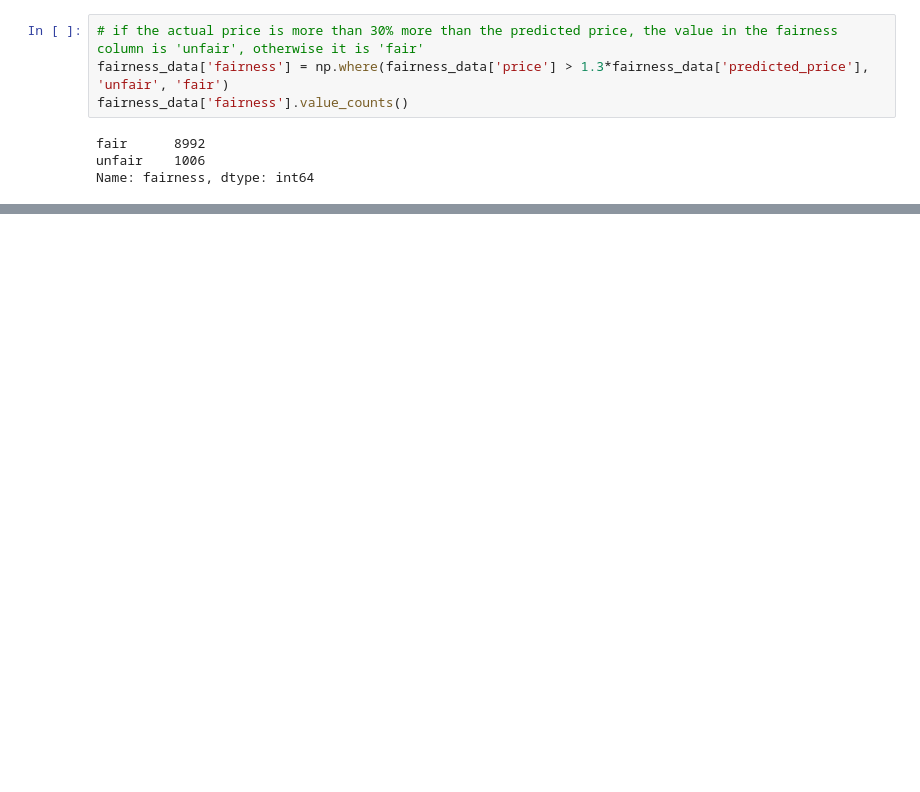
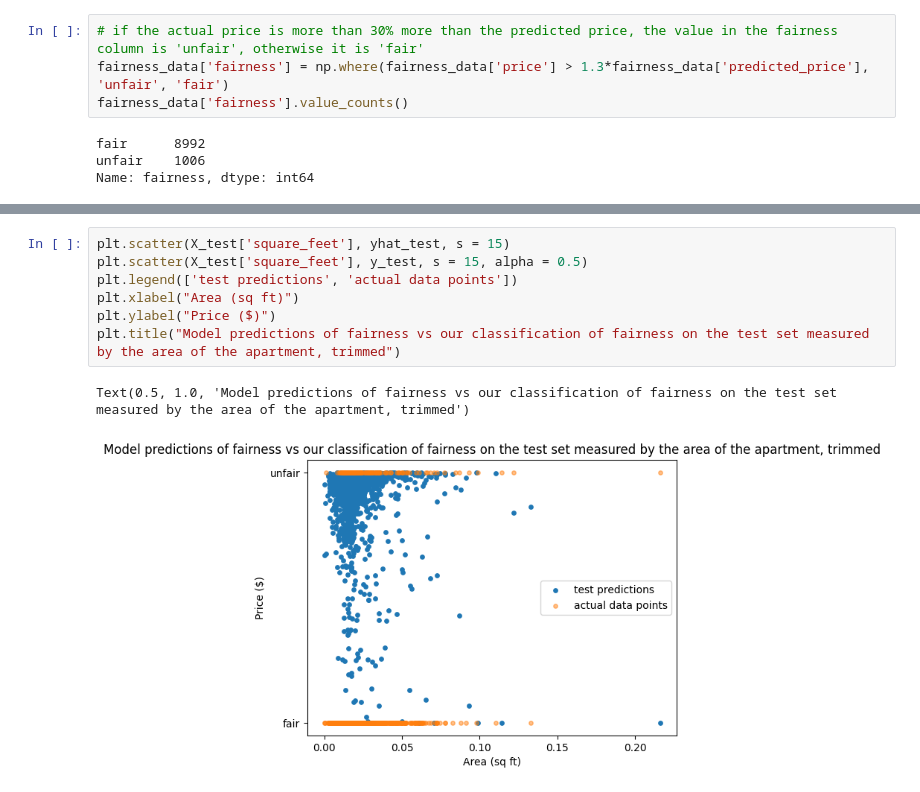
Before and after one commit to Daniel-Tran3/CSE_151A_Project, a Jupyter notebook: Model_2_Pre.ipynb, the cells around one changed output, grey strips where cells are left out. Saved outputs shown, nothing was run; the diff lists cells and outputs as text; blank space fills up the shorter version.

```diff
--- a/Model_2_Pre.ipynb
+++ b/Model_2_Pre.ipynb
@@ -100,0 +155,10 @@ Recall of logistic regression classifier on test set: 0.47
+# %%
+plt.scatter(X_test['square_feet'], yhat_test, s = 15)
+plt.scatter(X_test['square_feet'], y_test, s = 15, alpha = 0.5)
+plt.legend(['test predictions', 'actual data points'])
+plt.xlabel("Area (sq ft)")
+plt.ylabel("Price ($)")
+plt.title("Model predictions of fairness vs our classification of fairness on the test set measured by the area of the apartment, trimmed")
+# %% [output]
+Text(0.5, 1.0, 'Model predictions of fairness vs our classification of fairness on the test set measured by the area of the apartment, trimmed')
+[figure, added]
```
Also changed, not shown: parts of 11 cells of this notebook.
